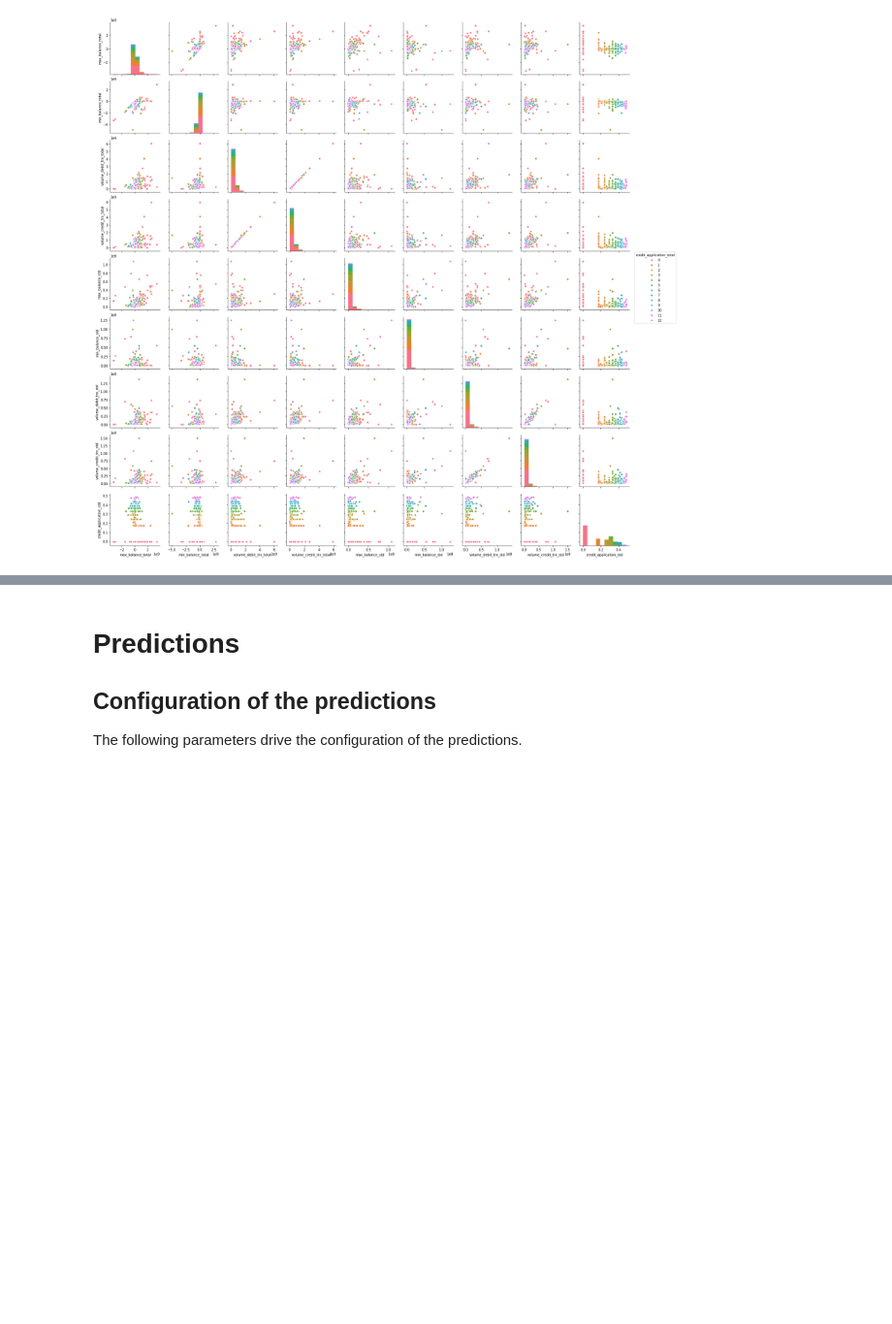
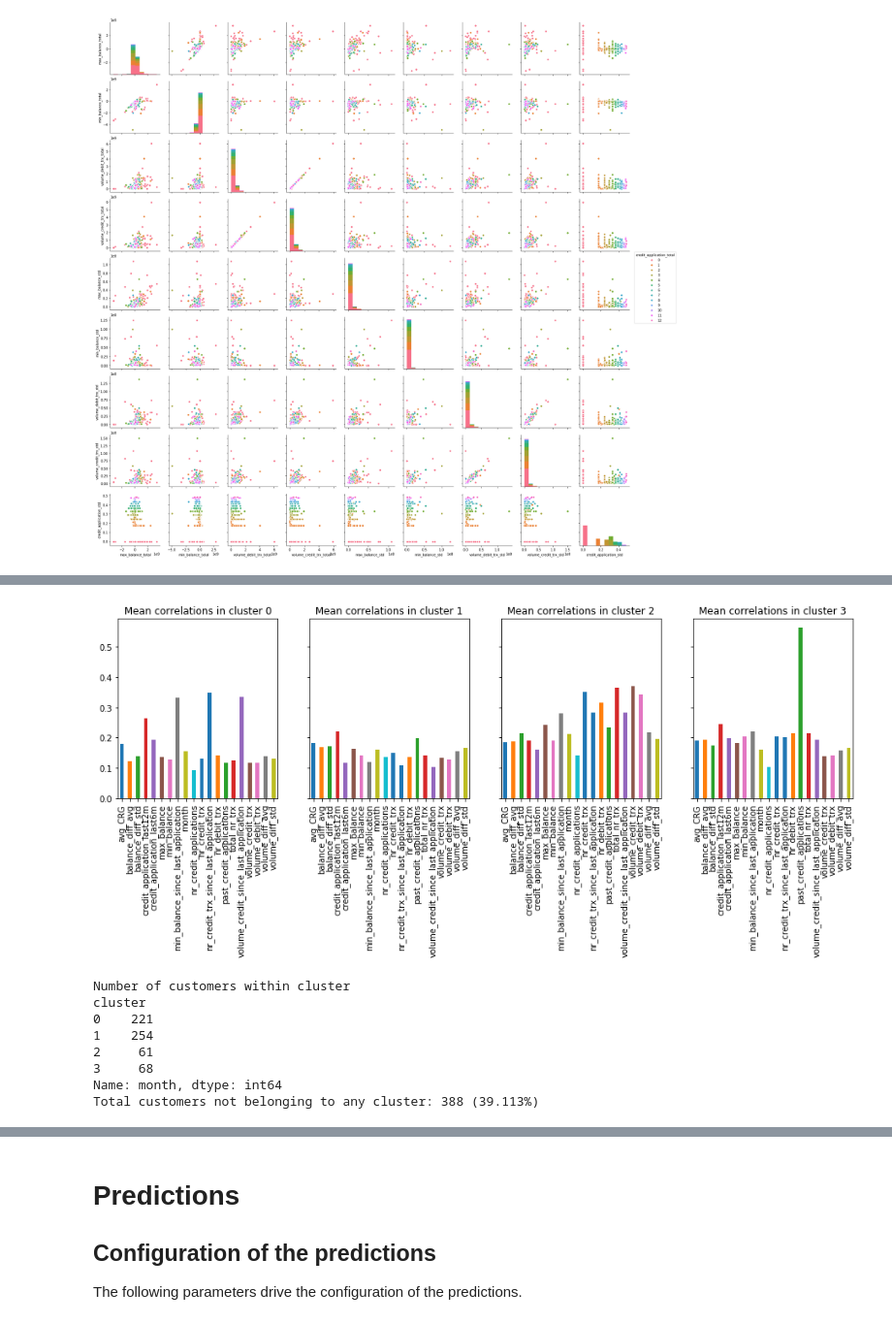
Before and after one commit to drublackberry/ABN, a Jupyter notebook: proposed_solution.ipynb, the cells around one changed output, grey strips where cells are left out. Shown at 97% size. Drawn from its saved outputs; the diff is of its cells as text; code cells hidden in the pictures; blank space fills up the shorter version.

```diff
--- a/proposed_solution.ipynb
+++ b/proposed_solution.ipynb
@@ -218,0 +328,21 @@ plt.show()
+# %%
+f, axarr = plt.subplots(1, len(corr_df_post.cluster.unique()), sharey=True, figsize=(16,4))
+for c in corr_df_post.cluster.unique():
+    corr_df_post.loc[corr_df_post['cluster']==c, [x for x in corr_df_post.columns if x!= 'cluster']].mean().plot(kind='bar', ax=axarr[c])
+    axarr[c].set_title("Mean correlations in cluster {}".format(c))
+plt.show()
+print("Number of customers within cluster")
+print(corr_df_post.groupby('cluster').count()['month'])
+total_clients = len(df.client_nr.unique())
+assigned_clients = corr_df_post.cluster.count()
+print("Total customers not belonging to any cluster: {} ({:.3f}%)".format(total_clients - assigned_clients, 100-100*assigned_clients/total_clients))
+# %% [output]
+[figure, added]
+Number of customers within cluster
+cluster
+0    221
+1    254
+2     61
+3     68
+Name: month, dtype: int64
+Total customers not belonging to any cluster: 388 (39.113%)
```
Also changed, not shown: parts of 25 cells of this notebook.
